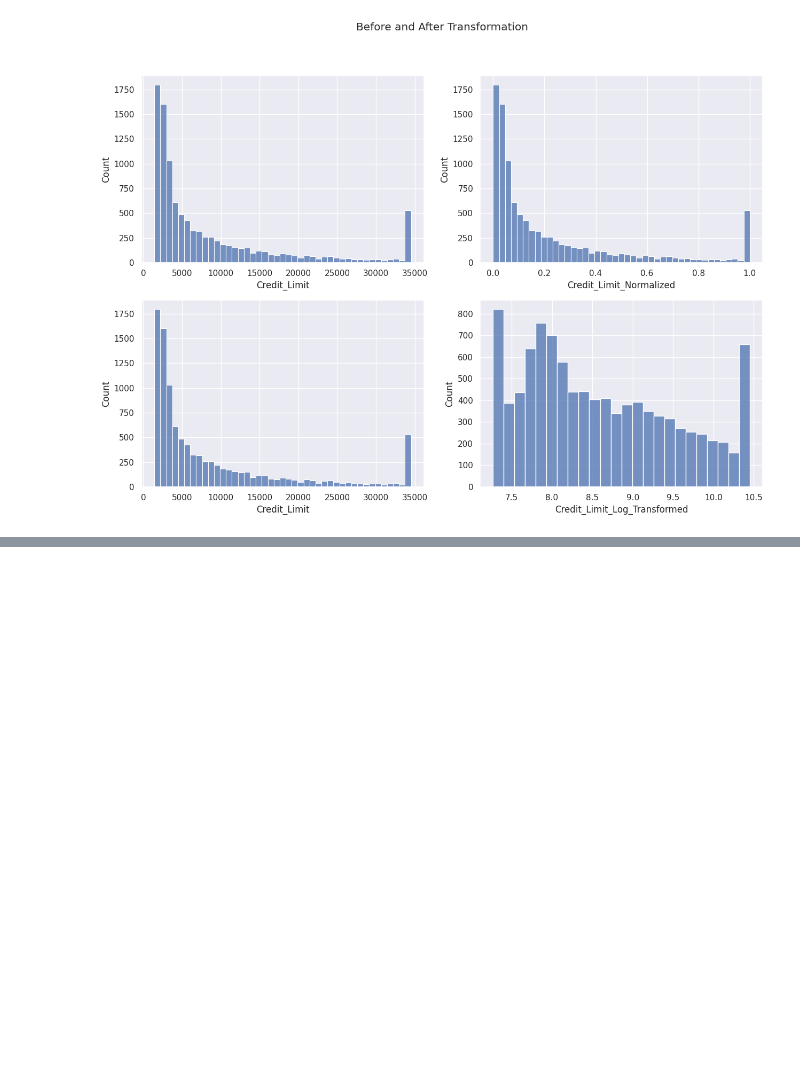
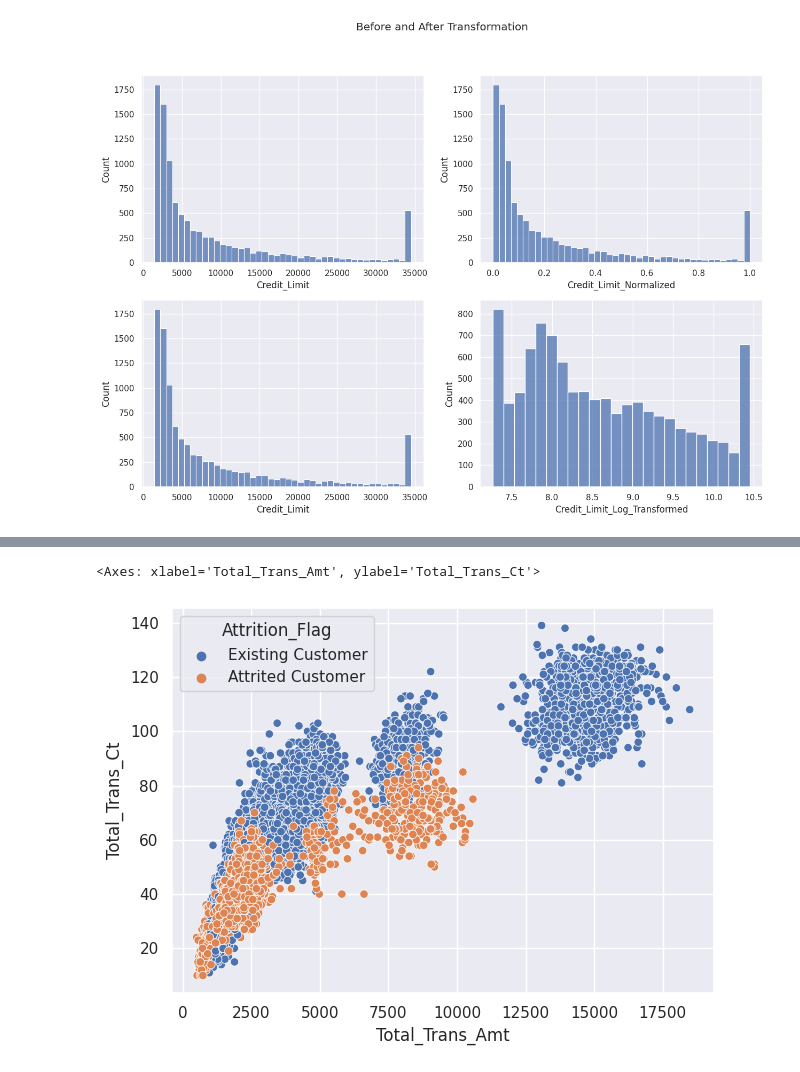
Before and after one commit to jegazhu/python-projects, a Jupyter notebook: py_for_data_analysis.ipynb, the cells around one changed output, grey strips where cells are left out. Saved outputs shown, nothing was run; the diff lists cells and outputs as text; code cells hidden in the pictures; blank space fills up the shorter version.

```diff
--- a/py_for_data_analysis.ipynb
+++ b/py_for_data_analysis.ipynb
@@ -293,0 +321,6 @@ sns.histplot(data, x="Credit_Limit_Log_Transformed", ax=axes[1,1])
+# %%
+plt.figure(figsize = (7, 5))
+sns.scatterplot(x = 'Total_Trans_Amt', y = 'Total_Trans_Ct', hue = 'Attrition_Flag', data = data)
+# %% [output]
+<Axes: xlabel='Total_Trans_Amt', ylabel='Total_Trans_Ct'>
+[figure, added]
```
Also changed, not shown: parts of 12 cells of this notebook.
